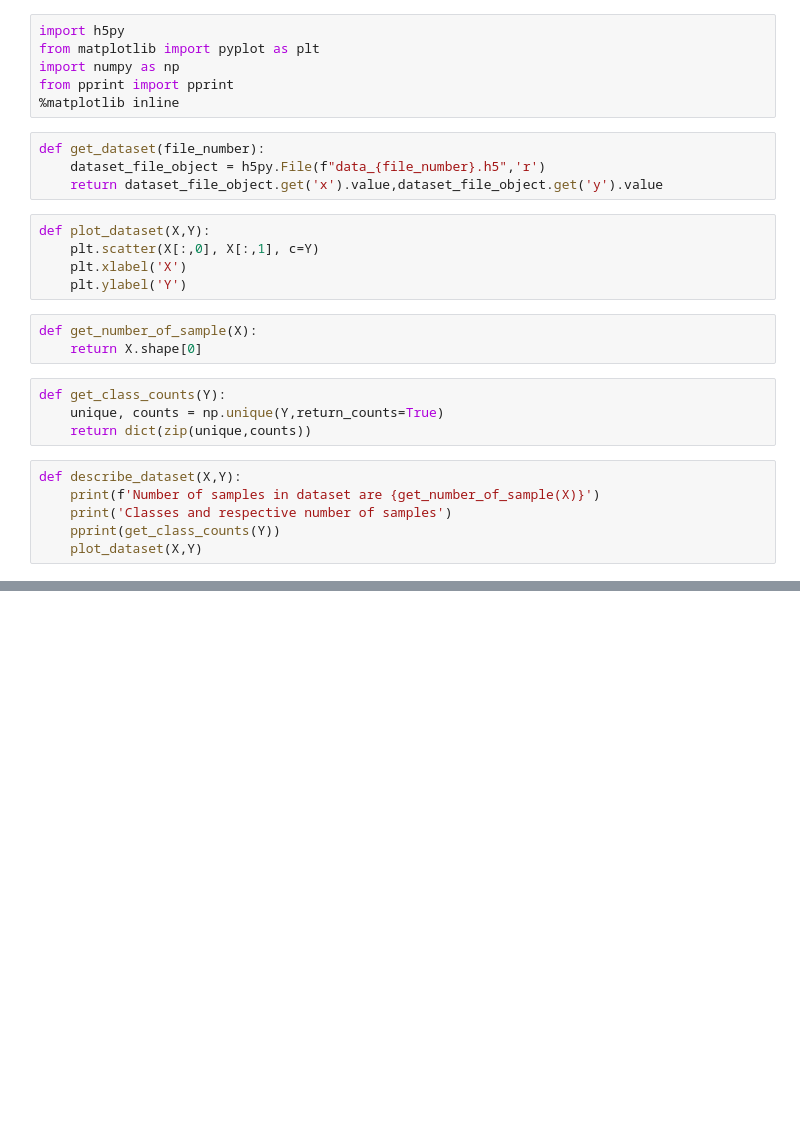
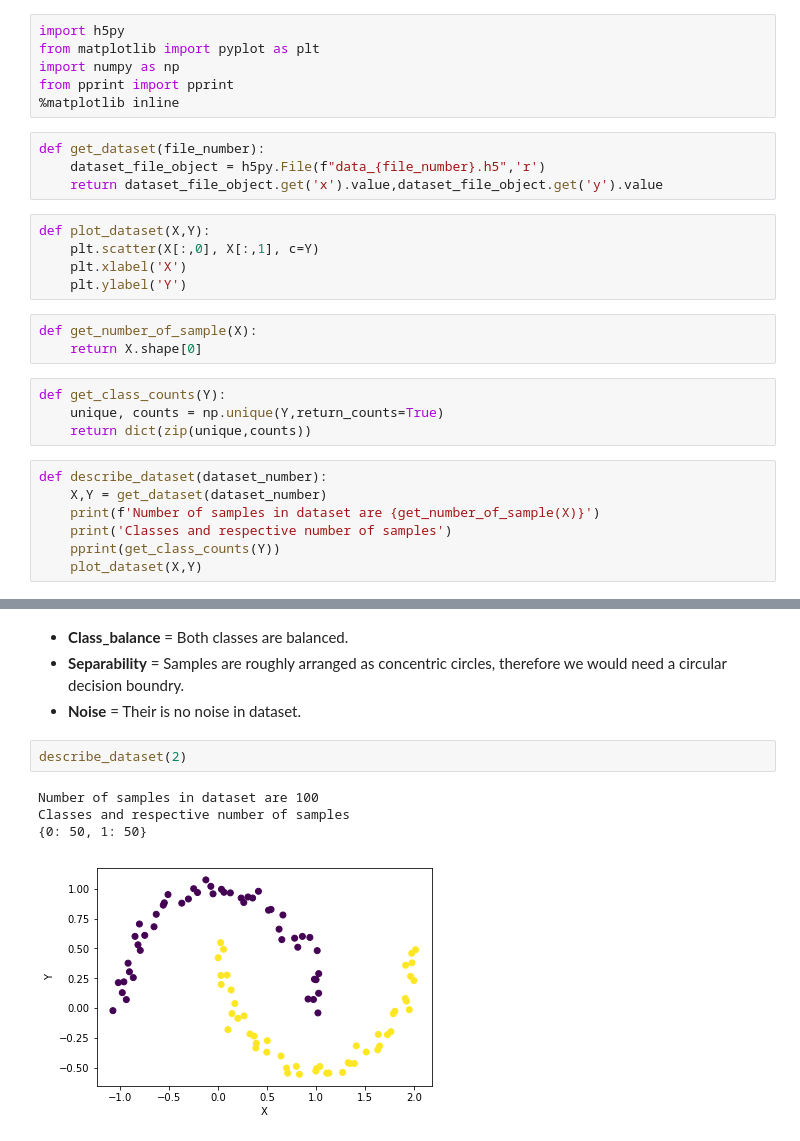
Before and after one commit to Hitkul/ML_course_IIITD, a Jupyter notebook: Assignment 2/Assignment_2.ipynb, the cells around one changed output, grey strips where cells are left out. Cells and saved outputs as stored; diff of their text form; blank space fills up the shorter version.

```diff
--- a/Assignment 2/Assignment_2.ipynb
+++ b/Assignment 2/Assignment_2.ipynb
@@ -21,7 +21,8 @@ def get_class_counts(Y):
     unique, counts = np.unique(Y,return_counts=True)
     return dict(zip(unique,counts))
 # %%
-def describe_dataset(X,Y):
+def describe_dataset(dataset_number):
+    X,Y = get_dataset(dataset_number)
     print(f'Number of samples in dataset are {get_number_of_sample(X)}')
     print('Classes and respective number of samples')
     pprint(get_class_counts(Y))
@@ -37,0 +41,11 @@ Classes and respective number of samples
+# %% [markdown]
+- **Class_balance** = Both classes are balanced.
+- **Separability** = Samples are roughly arranged as concentric circles, therefore we would need a circular decision boundry.
+- **Noise** = Their is no noise in dataset.
+# %%
+describe_dataset(2)
+# %% [output]
+Number of samples in dataset are 100
+Classes and respective number of samples
+{0: 50, 1: 50}
+[figure, added]
```
Also changed, not shown: parts of 10 cells of this notebook.
